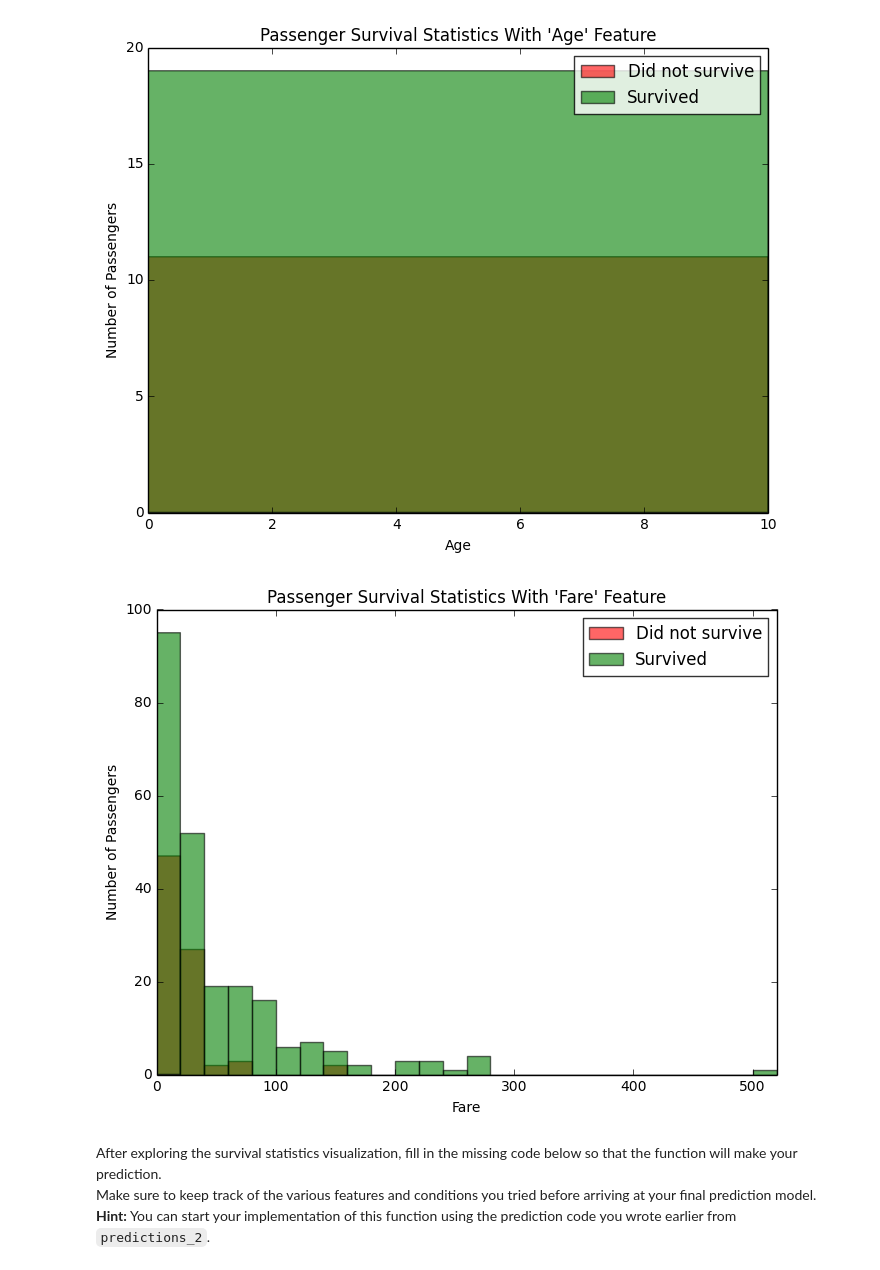
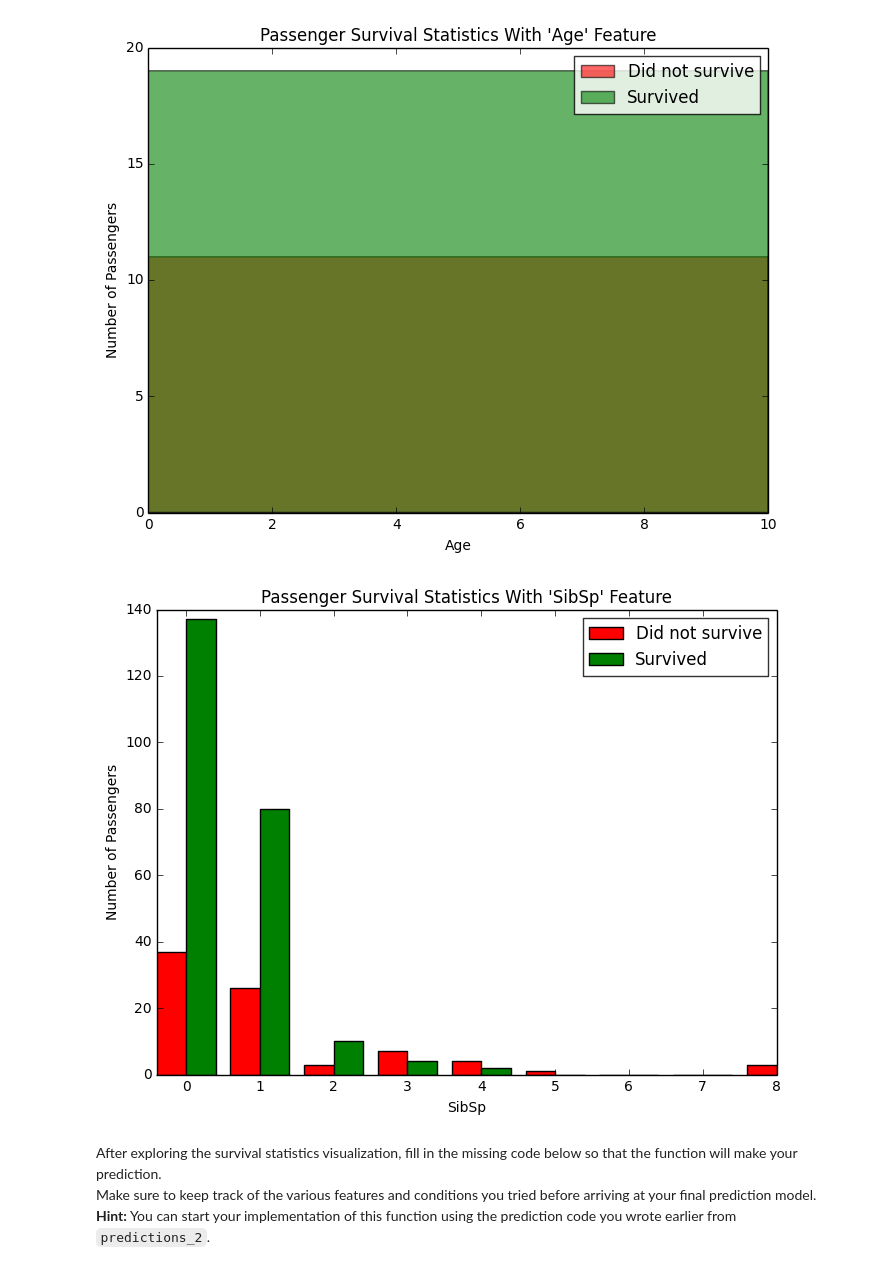
Before and after one commit to BernardoGar/titanic_survival_exploration, a Jupyter notebook: titanic_survival_exploration.ipynb, the cells around one changed output. Drawn from its saved outputs; the diff is of its cells as text; code cells hidden in the pictures.

```diff
--- a/titanic_survival_exploration.ipynb
+++ b/titanic_survival_exploration.ipynb
@@ -206,9 +206,9 @@ survival_stats(data, outcomes, 'Age', ["Sex == 'female'", "Age < 10"])
 # %% [output]
 [figure]
 # %%
-survival_stats(data, outcomes, 'Fare', ["Sex == 'female'"])
+survival_stats(data, outcomes, 'SibSp', ["Sex == 'female'"])
 # %% [output]
-[figure, old version]
+[figure, new version]
 # %% [markdown]
 After exploring the survival statistics visualization, fill in the missing code below so that the function will make your prediction.
 Make sure to keep track of the various features and conditions you tried before arriving at your final prediction model.
```
Also changed, not shown: parts of 3 cells of this notebook, 1 other file.
